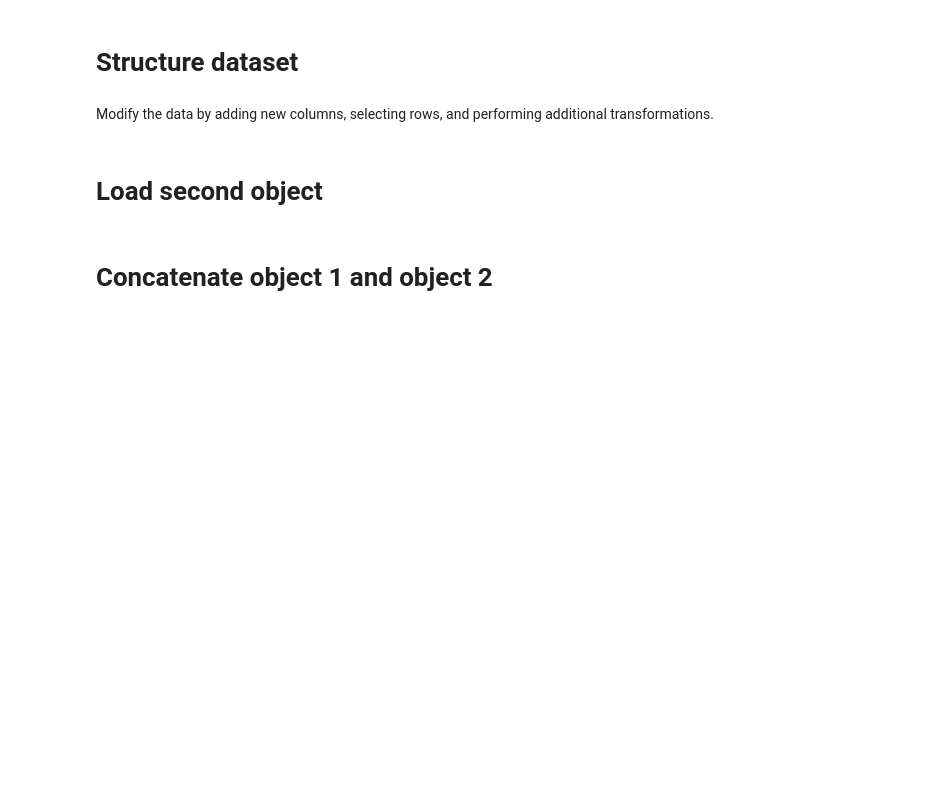
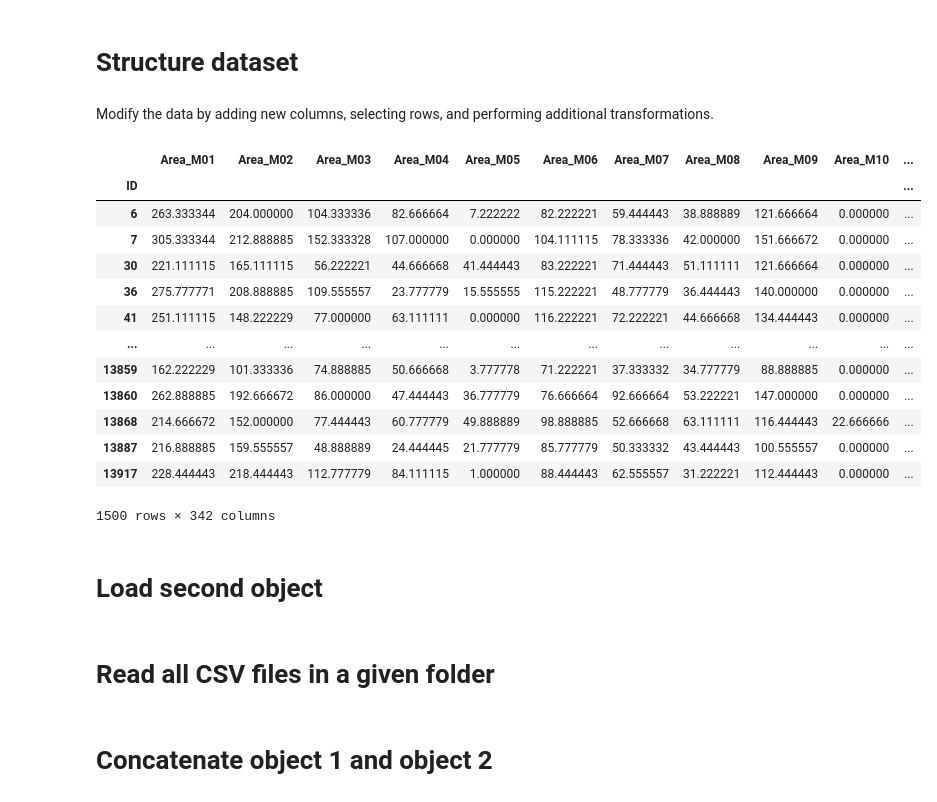
Before and after one commit to Wguido/MorphoMapping, a Jupyter notebook: _resources/example/MorphoMapping.ipynb, the cells around one changed output. Drawn from its saved outputs; the diff is of its cells as text; code cells hidden in the pictures; blank space fills up the shorter version.

```diff
--- a/_resources/example/MorphoMapping.ipynb
+++ b/_resources/example/MorphoMapping.ipynb
@@ -62,8 +62,24 @@ Modify the data by adding new columns, selecting rows, and performing additional
 # %%
 mm_object1.add_metadata('donor','ABC')
 mm_object1.add_metadata('file_number',1)
 mm_object1.select_condition('PDL1plus_and_PMN',1)
 mm_object1.select_events(1500)
+mm_object1.weighted_features(['Area_M01','Area_M02'],2)
+# %% [output]
+|  | Area_M01 | Area_M02 | Area_M03 | Area_M04 | Area_M05 | Area_M06 | Area_M07 | Area_M08 | Area_M09 | Area_M10 | ... |
+| ID |  |  |  |  |  |  |  |  |  |  | ... |
+| 6 | 263.333344 | 204.000000 | 104.333336 | 82.666664 | 7.222222 | 82.222221 | 59.444443 | 38.888889 | 121.666664 | 0.000000 | ... |
+| 7 | 305.333344 | 212.888885 | 152.333328 | 107.000000 | 0.000000 | 104.111115 | 78.333336 | 42.000000 | 151.666672 | 0.000000 | ... |
+| 30 | 221.111115 | 165.111115 | 56.222221 | 44.666668 | 41.444443 | 83.222221 | 71.444443 | 51.111111 | 121.666664 | 0.000000 | ... |
+| 36 | 275.777771 | 208.888885 | 109.555557 | 23.777779 | 15.555555 | 115.222221 | 48.777779 | 36.444443 | 140.000000 | 0.000000 | ... |
+| 41 | 251.111115 | 148.222229 | 77.000000 | 63.111111 | 0.000000 | 116.222221 | 72.222221 | 44.666668 | 134.444443 | 0.000000 | ... |
+| ... | ... | ... | ... | ... | ... | ... | ... | ... | ... | ... | ... |
+| 13859 | 162.222229 | 101.333336 | 74.888885 | 50.666668 | 3.777778 | 71.222221 | 37.333332 | 34.777779 | 88.888885 | 0.000000 | ... |
+| 13860 | 262.888885 | 192.666672 | 86.000000 | 47.444443 | 36.777779 | 76.666664 | 92.666664 | 53.222221 | 147.000000 | 0.000000 | ... |
+| 13868 | 214.666672 | 152.000000 | 77.444443 | 60.777779 | 49.888889 | 98.888885 | 52.666668 | 63.111111 | 116.444443 | 22.666666 | ... |
+| 13887 | 216.888885 | 159.555557 | 48.888889 | 24.444445 | 21.777779 | 85.777779 | 50.333332 | 43.444443 | 100.555557 | 0.000000 | ... |
+| 13917 | 228.444443 | 218.444443 | 112.777779 | 84.111115 | 1.000000 | 88.444443 | 62.555557 | 31.222221 | 112.444443 | 0.000000 | ... |
+1500 rows × 342 columns
 # %% [markdown]
 # Load second object
 # %%
@@ -73,3 +89,5 @@ mm_object2.add_metadata('donor','XYZ')
 mm_object2.add_metadata('file_number',2)
 mm_object2.select_condition('PDL1plus_and_PMN',1)
 mm_object2.select_events(1500)
+# %% [markdown]
+# Read all CSV files in a given folder
```
Also changed, not shown: parts of 28 cells of this notebook, 3 other files.
